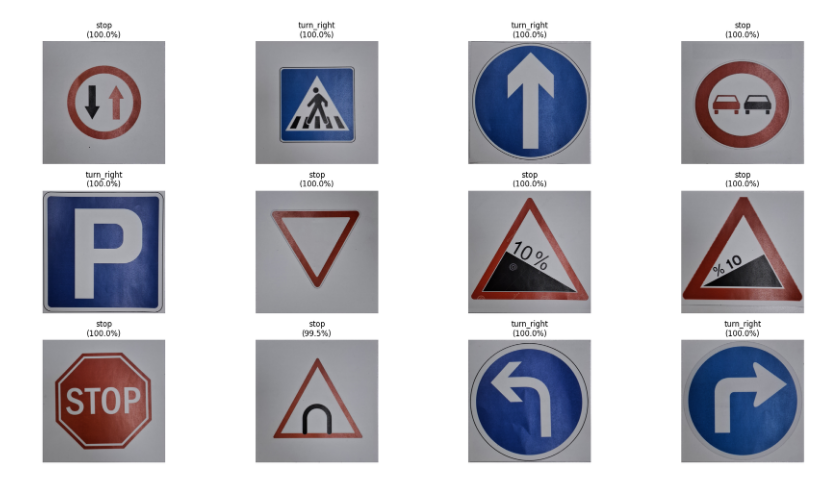
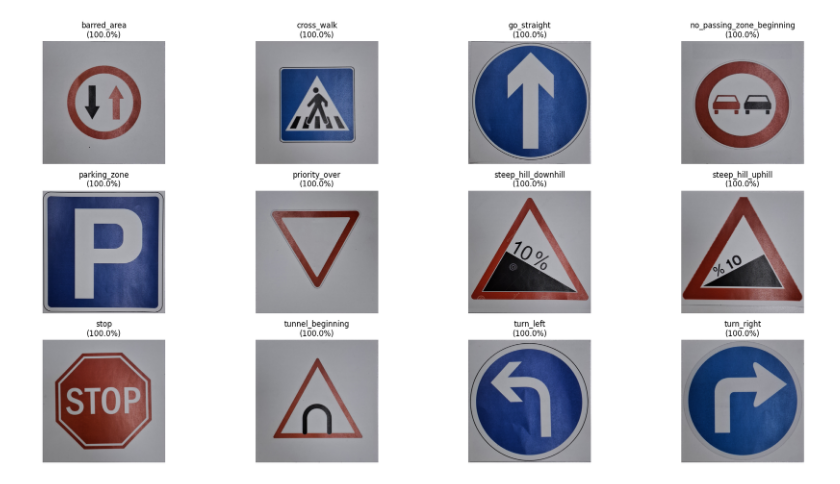
Before and after one commit to TahaAmz/IKIUSelfDrivingCar, a Jupyter notebook: TrafficSignTest.ipynb, the cells around one changed output. Cells and saved outputs as stored; diff of their text form; code cells hidden in the pictures.

Commit message:
ModelV03 Done
Custom dataset with custom model deepak2233 created. The best result, check for overfitting and video testing.

```diff
--- a/TrafficSignTest.ipynb
+++ b/TrafficSignTest.ipynb
@@ -10,7 +10,7 @@ import torch.nn.functional as F
 from albumentations.pytorch import ToTensorV2
 from torchvision import transforms
 # %%
-dataset_mean = [0.57121, 0.57445, 0.60535]
-dataset_std = [0.11756, 0.12333, 0.11987]
+dataset_mean = [0.48011, 0.47254, 0.52592]
+dataset_std = [0.20765, 0.21533, 0.20043]
 # %%
 class TrafficSignCNN(nn.Module):
@@ -200,12 +204,12 @@ def plot_predictions(predictions, class_names, cols=4):
     plt.tight_layout()
     plt.show()
 # %%
-model_path = "Models/traffic_sign_cnn_V02_F.pth"
-test_path = "test"
+model_path = "TrainedModels/traffic_sign_cnn_V03.pth"
+test_path = "Dataset/Mask"
 
 import os
 os.environ['KMP_DUPLICATE_LIB_OK'] = 'True'
 
 live_test_image(model_path, test_path)
 # %% [output]
-[figure, old version]
+[figure, new version]
```
Also changed, not shown: parts of 1 cell of this notebook, 8 other files.
